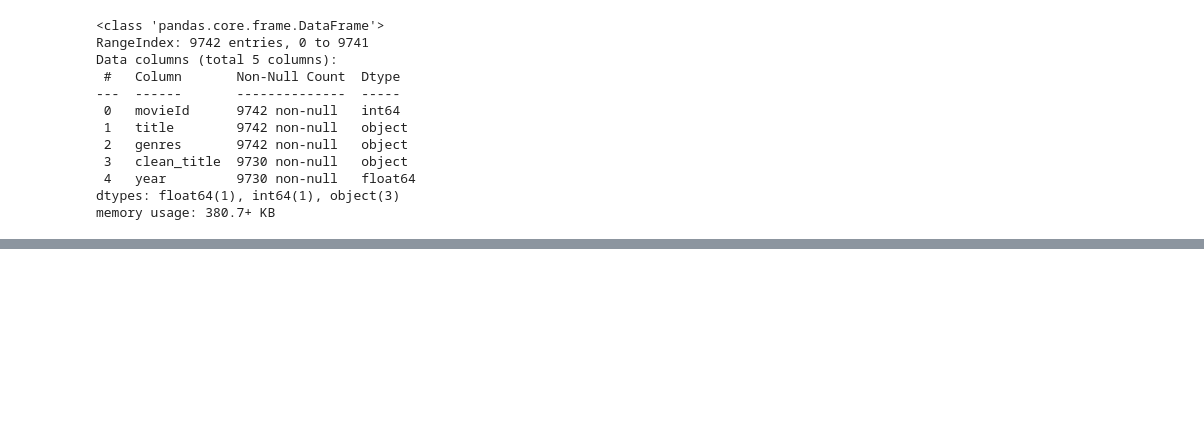
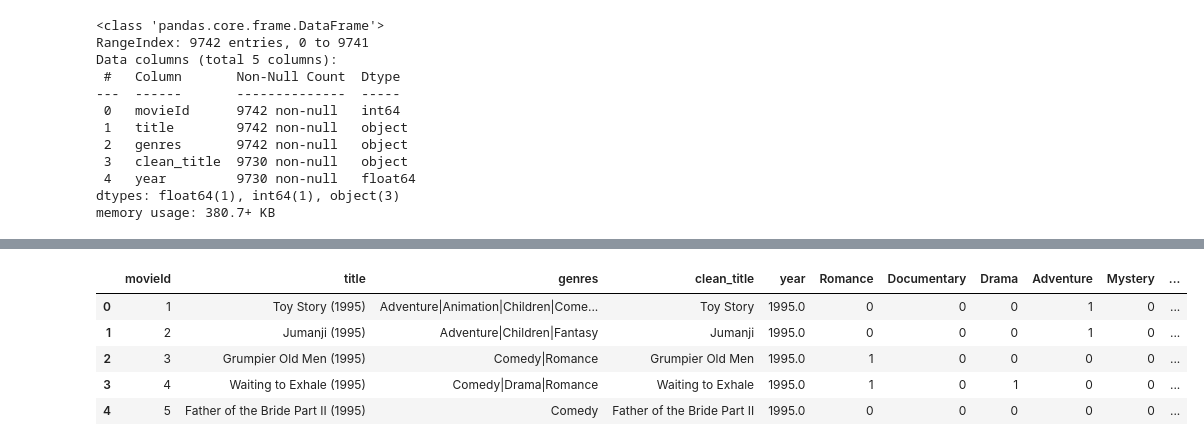
Before and after one commit to LorenaGiVa/Caso---Marketing, a Jupyter notebook: c_modelos.ipynb, the cells around one changed output, grey strips where cells are left out. Drawn from its saved outputs; the diff is of its cells as text; code cells hidden in the pictures; blank space fills up the shorter version.

```diff
--- a/c_modelos.ipynb
+++ b/c_modelos.ipynb
@@ -154,0 +189,25 @@ memory usage: 380.7+ KB
+# %%
+# Convertir la variable de género en una lista de géneros para cada película
+peliculas['movie_genres_list'] = peliculas['genres'].str.split('|')
+
+# Obtener todas las categorías únicas de géneros
+unique_genres = set()
+for genres_list in peliculas['movie_genres_list']:
+    unique_genres.update(genres_list)
+
+# Convertir la lista de géneros en variables dummy y agregarlas al DataFrame original
+for genre in unique_genres:
+    peliculas[genre] = peliculas['movie_genres_list'].apply(lambda x: 1 if genre in x else 0)
+
+# Eliminar la columna temporal 'movie_genres_list'
+peliculas.drop(columns=['movie_genres_list'], inplace=True)
+
+# Mostrar las primeras filas del DataFrame resultante
+peliculas.head()
+# %% [output]
+|  | movieId | title | genres | clean_title | year | Romance | Documentary | Drama | Adventure | Mystery | ... |
+| 0 | 1 | Toy Story (1995) | Adventure|Animation|Children|Come... | Toy Story | 1995.0 | 0 | 0 | 0 | 1 | 0 | ... |
+| 1 | 2 | Jumanji (1995) | Adventure|Children|Fantasy | Jumanji | 1995.0 | 0 | 0 | 0 | 1 | 0 | ... |
+| 2 | 3 | Grumpier Old Men (1995) | Comedy|Romance | Grumpier Old Men | 1995.0 | 1 | 0 | 0 | 0 | 0 | ... |
+| 3 | 4 | Waiting to Exhale (1995) | Comedy|Drama|Romance | Waiting to Exhale | 1995.0 | 1 | 0 | 1 | 0 | 0 | ... |
+| 4 | 5 | Father of the Bride Part II (1995) | Comedy | Father of the Bride Part II | 1995.0 | 0 | 0 | 0 | 0 | 0 | ... |
```
Also changed, not shown: parts of 8 cells of this notebook.
